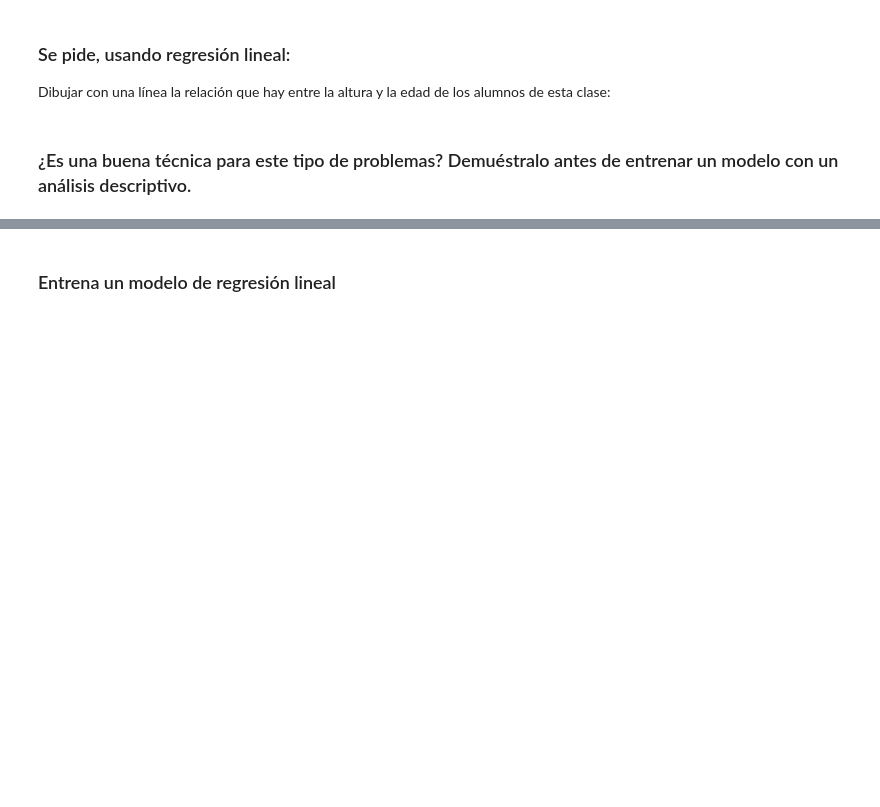
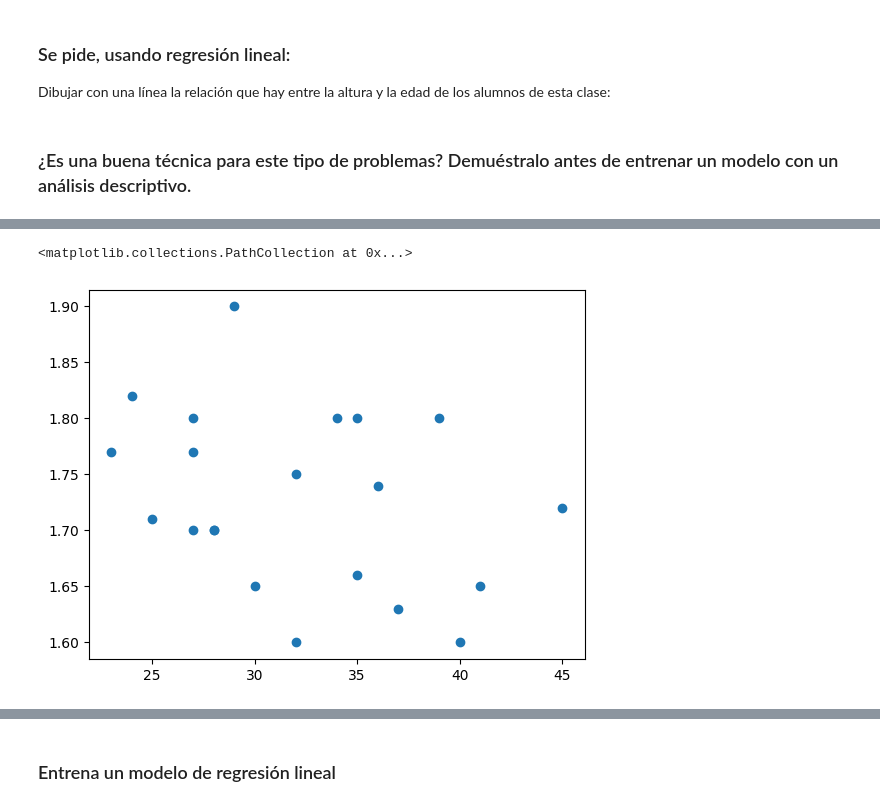
Before and after one commit to MNievas12/2411_dsft_thebridge, a Jupyter notebook: 3-Machine_Learning/1-Supervisado/1-Regression/1-Linear_Regression/ejercicios/1 Height.ipynb, the cells around one changed output, grey strips where cells are left out. Drawn from its saved outputs; the diff is of its cells as text; code cells hidden in the pictures; blank space fills up the shorter version.

```diff
--- a/3-Machine_Learning/1-Supervisado/1-Regression/1-Linear_Regression/ejercicios/1 Height.ipynb
+++ b/3-Machine_Learning/1-Supervisado/1-Regression/1-Linear_Regression/ejercicios/1 Height.ipynb
@@ -30,3 +30,6 @@ lista_alumnos = [("Leonardo S", 24, 1.82),
                  ("Marcos L", 35, 1.80)]
 # %% [markdown]
 ### ¿Es una buena técnica para este tipo de problemas? Demuéstralo antes de entrenar un modelo con un análisis descriptivo.
+# %%
+df = pd.DataFrame(lista_alumnos, columns=["Nombre", "Edad", "Altura"])
+df
@@ -32,0 +79,5 @@ lista_alumnos = [("Leonardo S", 24, 1.82),
+# %%
+plt.scatter(df['Edad'], df['Altura'])
+# %% [output]
+<matplotlib.collections.PathCollection at 0x...>
+[figure, added]
```
Also changed, not shown: parts of 26 cells of this notebook, 1 other file.
